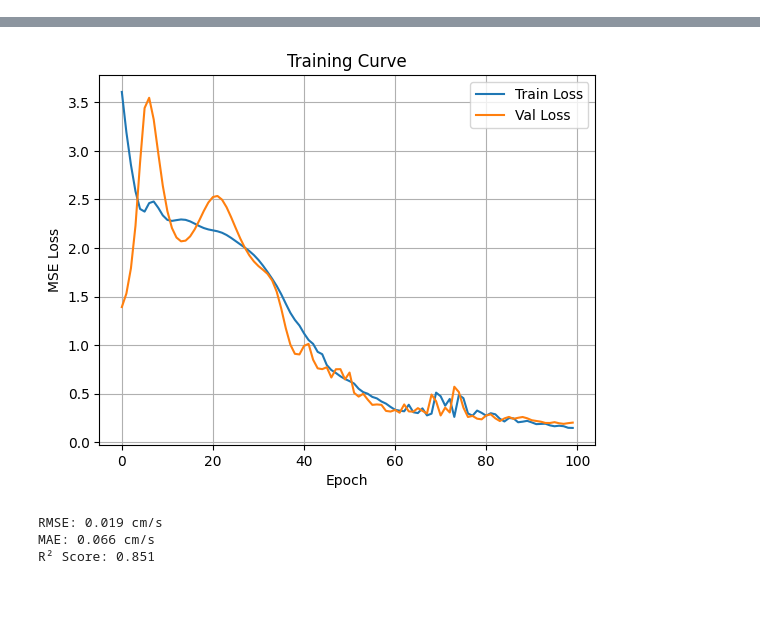
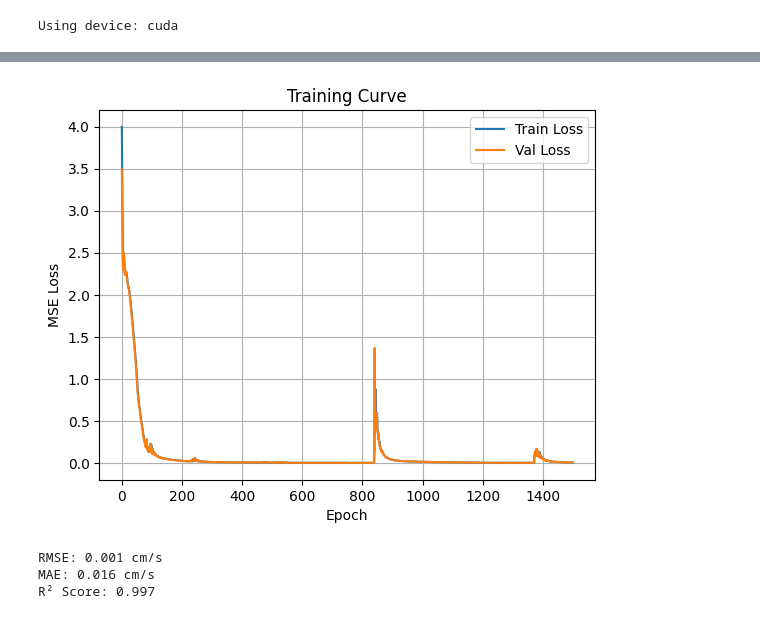
Before and after one commit to Cellular-Adventures/CapstoneAI-FiberProbe, a Jupyter notebook: Train.ipynb, the cells around one changed output, grey strips where cells are left out. Cells and saved outputs as stored; diff of their text form; code cells hidden in the pictures.

Commit message:
changing training file

```diff
--- a/Train.ipynb
+++ b/Train.ipynb
@@ -24,6 +24,10 @@ import matplotlib.pyplot as plt
 from advanced_dataloading import process_folder
 from advanced_preprocessing import frame_waves, valid_velo_data, save_second_scaler, random_noise, duplicate_and_augment_data, flatten_data_distribution, bin_data, calculate_duplication_factors
 from models import load_scalers, load_models, LSTMModel, GRUModel
+device = torch.device('cuda' if torch.cuda.is_available() else 'cpu')
+print(f'Using device: {device}')
+# %% [output]
+Using device: cuda
 # %%
 df = process_folder(path_to_data, path_to_output, plot=False, labels=True)
 feature_scaler, target_scaler, X_train, y_train, X_val, y_val, X_test, y_test = save_second_scaler(df)
@@ -58,30 +62,34 @@ X_train_tensor = torch.tensor(X_train[..., np.newaxis], dtype=torch.float32)
 y_train_tensor = torch.tensor(y_train, dtype=torch.float32).unsqueeze(1)
 X_val_tensor = torch.tensor(X_val[..., np.newaxis], dtype=torch.float32)
 y_val_tensor = torch.tensor(y_val, dtype=torch.float32).unsqueeze(1)
+X_train_tensor = X_train_tensor.to(device)
+y_train_tensor = y_train_tensor.to(device)
+X_val_tensor = X_train_tensor.to(device)
+y_val_tensor = y_train_tensor.to(device)
 
 # Model config from your best setup
-model = GRUModel(input_size=1, hidden_size=20, num_layers=2)
-model.to('cpu')
+gru1_model = GRUModel(input_size=1, hidden_size=20, num_layers=2)
+gru1_model.to(device)
 
 # Loss and optimizer
 criterion = torch.nn.MSELoss()
-optimizer = torch.optim.Adam(model.parameters(), lr=0.01)
+optimizer = torch.optim.Adam(gru1_model.parameters(), lr=0.01)
 
 # Training loop
 epochs = 1500
 train_losses, val_losses = [], []
 
 for epoch in range(epochs):
-    model.train()
+    gru1_model.train()
     optimizer.zero_grad()
-    y_pred_train = model(X_train_tensor)
+    y_pred_train = gru1_model(X_train_tensor)
     loss = criterion(y_pred_train, y_train_tensor)
     loss.backward()
     optimizer.step()
 
-    model.eval()
+    gru1_model.eval()
     with torch.no_grad():
-        y_pred_val = model(X_val_tensor)
+        y_pred_val = gru1_model(X_val_tensor)
         val_loss = criterion(y_pred_val, y_val_tensor)
 
     train_losses.append(loss.item())
@@ -120,24 +127,24 @@ Epoch 100/100 - Train Loss: 0.1472 - Val Loss: 0.2018
-[figure, old version]
+[figure, new version]
 # %%
 # Predict on validation set
-model.eval()
+gru1_model.eval()
 with torch.no_grad():
-    y_pred_scaled = model(X_val_tensor).detach().cpu().numpy().flatten()
+    y_pred_scaled = gru1_model(X_val_tensor).detach().cpu().numpy().flatten()
 
 # Inverse-transform
-y_pred = target_scaler.inverse_transform(y_pred_scaled.reshape(-1, 1)).flatten()
-y_true = target_scaler.inverse_transform(y_val_tensor.numpy().reshape(-1, 1)).flatten()
+y_pred_gru1 = target_scaler.inverse_transform(y_pred_scaled.reshape(-1, 1)).flatten()
+y_true = target_scaler.inverse_transform(y_val_tensor.cpu().numpy().reshape(-1, 1)).flatten()
 
 # Metrics
-rmse = mean_squared_error(y_true, y_pred)
-mae = mean_absolute_error(y_true, y_pred)
-r2 = r2_score(y_true, y_pred)
+rmse = mean_squared_error(y_true, y_pred_gru1)
+mae = mean_absolute_error(y_true, y_pred_gru1)
+r2 = r2_score(y_true, y_pred_gru1)
 
 print(f"RMSE: {rmse:.3f} cm/s")
 print(f"MAE: {mae:.3f} cm/s")
 print(f"R² Score: {r2:.3f}")
 # %% [output]
-RMSE: 0.019 cm/s
-MAE: 0.066 cm/s
-R² Score: 0.851
+RMSE: 0.001 cm/s
+MAE: 0.016 cm/s
+R² Score: 0.997
 # %%
```
Also changed, not shown: parts of 11 cells of this notebook.
